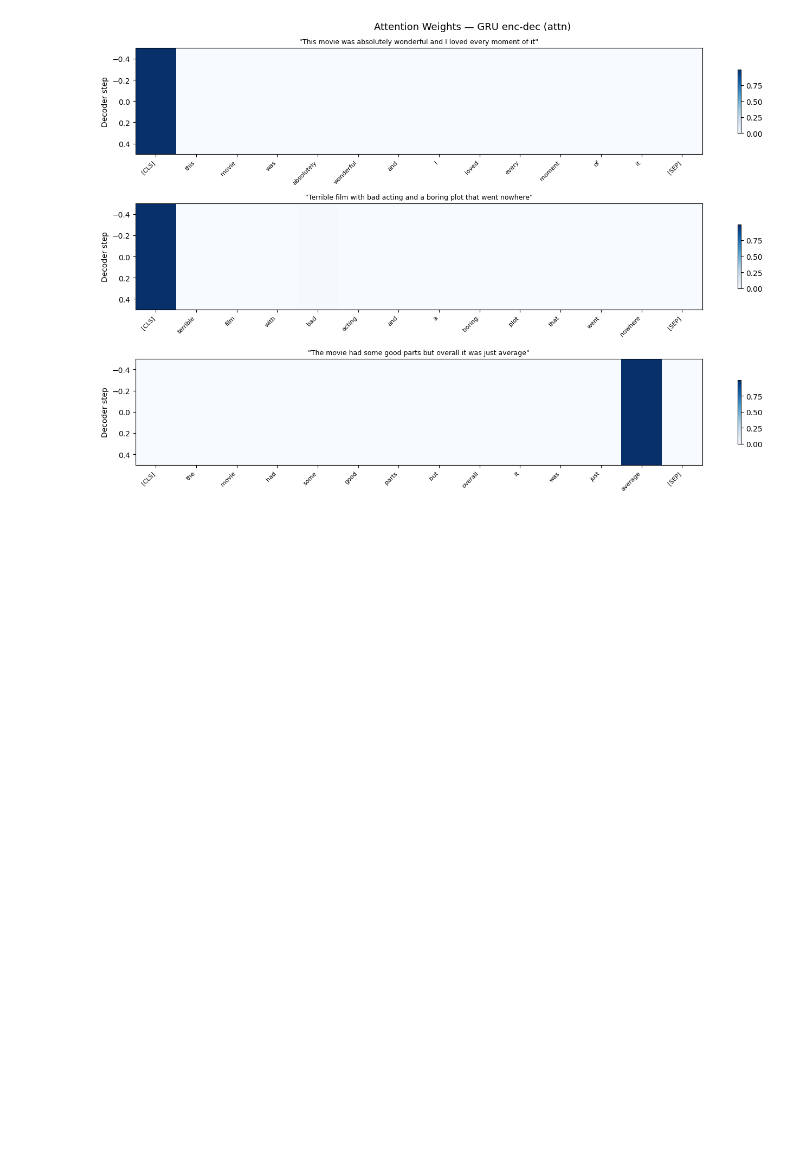
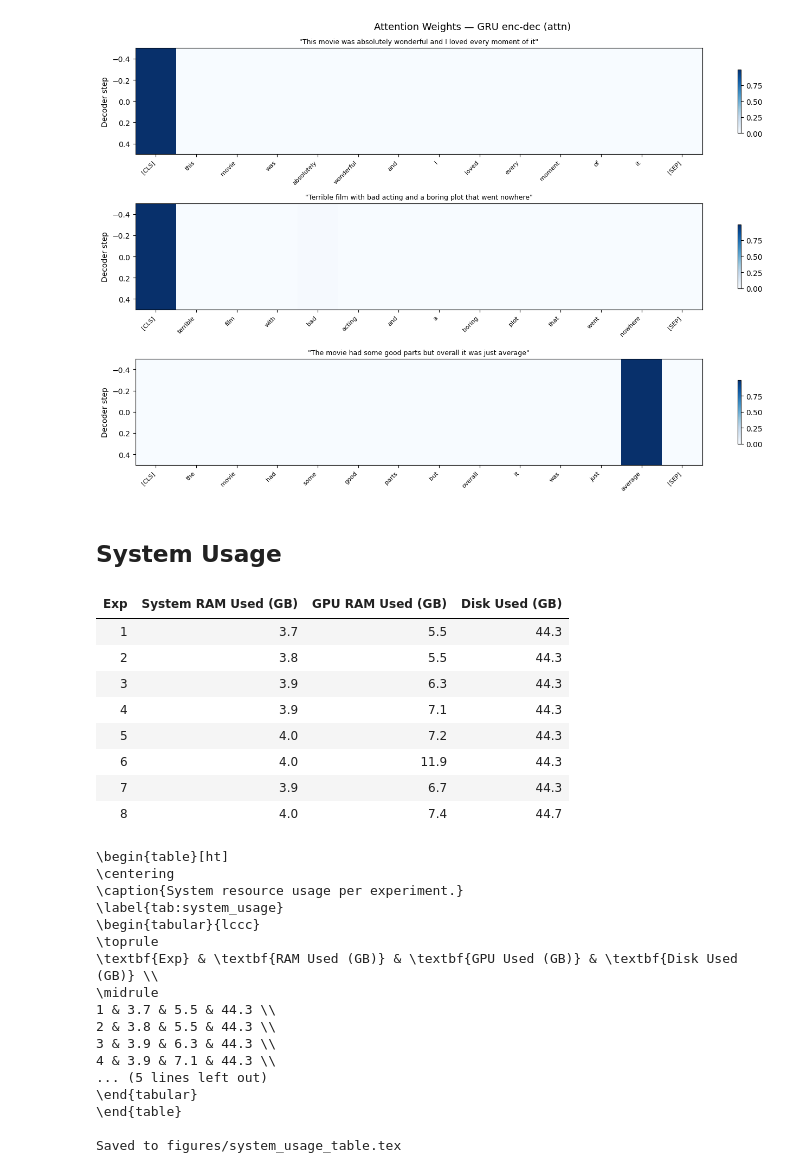
Before and after one commit to trvslhlt/ift_6135_representation_learning, a Jupyter notebook: assignments/assignment_2/analysis.ipynb, the cells around one changed output. Saved outputs shown, nothing was run; the diff lists cells and outputs as text; code cells hidden in the pictures; blank space fills up the shorter version.

```diff
--- a/assignments/assignment_2/analysis.ipynb
+++ b/assignments/assignment_2/analysis.ipynb
@@ -519,3 +661,73 @@ plt.show()
 Number of captured weights: 1
 Shape of each: torch.Size([1, 256, 1])
 [figure]
+# %% [markdown]
+## System Usage
+# %%
+# show a table of data/system_usage/usage.csv
+# render the table in latex format as well
+import pandas as pd
+
+usage_df = pd.read_csv('data/system_usage/usage.csv')
+usage_df['Experiment'] = usage_df['Experiment'].str.extract(r'(\d+)')
+usage_df = usage_df.rename(columns={'Experiment': 'Exp'})
+usage_df = usage_df.drop(columns=[c for c in usage_df.columns if 'Total' in c])
+display(usage_df.style.hide(axis='index').format(precision=1))
+
+# LaTeX table
+latex_lines = []
+latex_lines.append(r'\begin{table}[ht]')
+latex_lines.append(r'\centering')
+latex_lines.append(r'\caption{System resource usage per experiment.}')
+latex_lines.append(r'\label{tab:system_usage}')
+latex_lines.append(r'\begin{tabular}{lccc}')
+latex_lines.append(r'\toprule')
+latex_lines.append(r'\textbf{Exp} & \textbf{RAM Used (GB)} & \textbf{GPU Used (GB)} & \textbf{Disk Used (GB)} \\')
+latex_lines.append(r'\midrule')
+
+for _, row in usage_df.iterrows():
+    line = (
+        f"{row['Exp']} & "
+        f"{row['System RAM Used (GB)']:.1f} & "
+        f"{row['GPU RAM Used (GB)']:.1f} & "
+        f"{row['Disk Used (GB)']:.1f} \\\\"
+    )
+    latex_lines.append(line)
+
+latex_lines.append(r'\bottomrule')
+latex_lines.append(r'\end{tabular}')
+latex_lines.append(r'\end{table}')
+
+latex_table = '\n'.join(latex_lines)
+print(latex_table)
+
+with open(os.path.join(FIGURES_DIR, 'system_usage_table.tex'), 'w') as f:
+    f.write(latex_table)
+print(f"\nSaved to {FIGURES_DIR}/system_usage_table.tex")
+# %% [output]
+| Exp | System RAM Used (GB) | GPU RAM Used (GB) | Disk Used (GB) |
+| 1 | 3.7 | 5.5 | 44.3 |
+| 2 | 3.8 | 5.5 | 44.3 |
+| 3 | 3.9 | 6.3 | 44.3 |
+| 4 | 3.9 | 7.1 | 44.3 |
+| 5 | 4.0 | 7.2 | 44.3 |
+| 6 | 4.0 | 11.9 | 44.3 |
+| 7 | 3.9 | 6.7 | 44.3 |
+| 8 | 4.0 | 7.4 | 44.7 |
+\begin{table}[ht]
+\centering
+\caption{System resource usage per experiment.}
+\label{tab:system_usage}
+\begin{tabular}{lccc}
+\toprule
+\textbf{Exp} & \textbf{RAM Used (GB)} & \textbf{GPU Used (GB)} & \textbf{Disk Used (GB)} \\
+\midrule
+1 & 3.7 & 5.5 & 44.3 \\
+2 & 3.8 & 5.5 & 44.3 \\
+3 & 3.9 & 6.3 & 44.3 \\
+4 & 3.9 & 7.1 & 44.3 \\
+... (5 lines left out)
+\end{tabular}
+\end{table}
+
+Saved to figures/system_usage_table.tex
```
Also changed, not shown: parts of 4 cells of this notebook, 2 other files.
